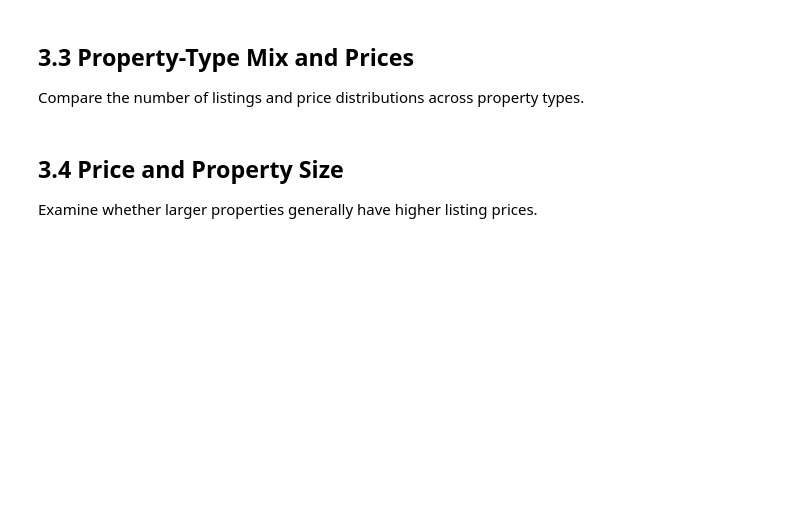
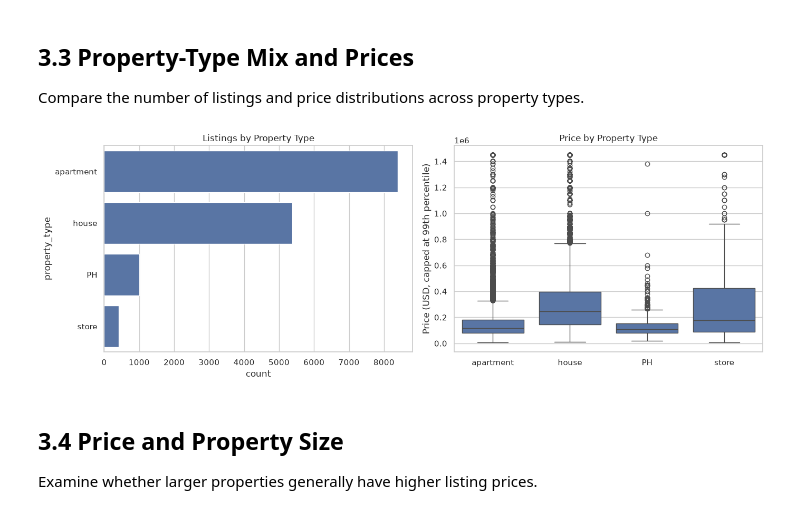
Before and after one commit to DominicNyabuto/Data-Science-Machine-Learning-Projects-, a Jupyter notebook: Project-2/notebook.ipynb, the cells around one changed output. Cells and saved outputs as stored; diff of their text form; code cells hidden in the pictures; blank space fills up the shorter version.

```diff
--- a/Project-2/notebook.ipynb
+++ b/Project-2/notebook.ipynb
@@ -76,9 +129,16 @@ print(f"Price range: ${df['price_aprox_usd'].min():,.0f} to ${df['price_aprox_us
 Convert quantitative columns explicitly so summaries and plots use numeric values.
 # %%
 numeric_columns = [
-    "price", "price_aprox_local_currency", "price_aprox_usd",
-    "surface_total_in_m2", "surface_covered_in_m2",
-    "price_usd_per_m2", "price_per_m2", "floor", "rooms", "expenses"
+    "price",
+    "price_aprox_local_currency",
+    "price_aprox_usd",
+    "surface_total_in_m2",
+    "surface_covered_in_m2",
+    "price_usd_per_m2",
+    "price_per_m2",
+    "floor",
+    "rooms",
+    "expenses",
 ]
 
 for column in numeric_columns:
@@ -89,8 +149,10 @@ for column in numeric_columns:
 Treat zero or negative areas, room counts, and expenses as missing rather than valid measurements. Missing values are retained for later imputation decisions.
 # %%
 nonnegative_columns = [
-    "surface_total_in_m2", "surface_covered_in_m2",
-    "rooms", "expenses"
+    "surface_total_in_m2",
+    "surface_covered_in_m2",
+    "rooms",
+    "expenses",
 ]
 
 for column in nonnegative_columns:
@@ -181,17 +304,21 @@ Compare the number of listings and price distributions across property types.
 # %%
 fig, axes = plt.subplots(1, 2, figsize=(14, 5))
 
 order = df["property_type"].value_counts().index
 sns.countplot(data=df, y="property_type", order=order, ax=axes[0])
 axes[0].set_title("Listings by Property Type")
 
-plot_df = df.assign(price_plot=df["price_aprox_usd"].clip(upper=df["price_aprox_usd"].quantile(0.99)))
+plot_df = df.assign(
+    price_plot=df["price_aprox_usd"].clip(upper=df["price_aprox_usd"].quantile(0.99))
+)
 sns.boxplot(data=plot_df, x="property_type", y="price_plot", ax=axes[1])
 axes[1].set_title("Price by Property Type")
 axes[1].set_xlabel("")
 axes[1].set_ylabel("Price (USD, capped at 99th percentile)")
 
 plt.tight_layout()
+# %% [output]
+[figure, added]
 # %% [markdown]
 ## 3.4 Price and Property Size
 
```
Also changed, not shown: parts of 17 cells of this notebook.
